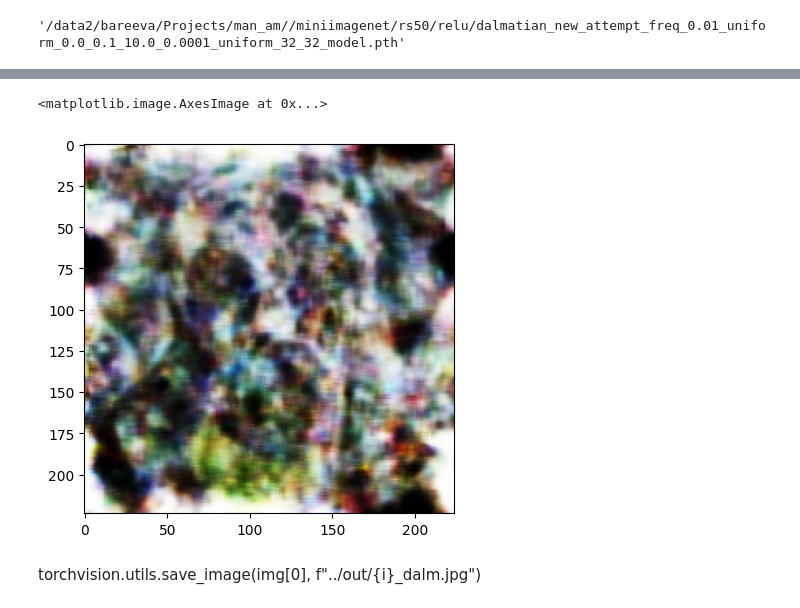
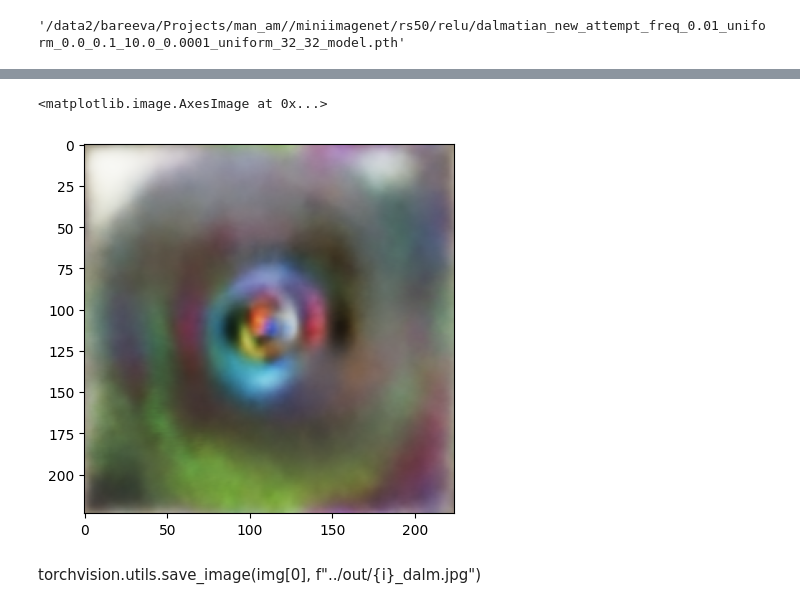
Before and after one commit to dilyabareeva/grad_slingshot, a Jupyter notebook: notebooks/before_after.ipynb, the cells around one changed output, grey strips where cells are left out. Cells and saved outputs as stored; diff of their text form; code cells hidden in the pictures.

Commit message:
constant SWIRL under transformations notebook

```diff
--- a/notebooks/before_after.ipynb
+++ b/notebooks/before_after.ipynb
@@ -257,22 +257,22 @@ plt.show()
 # %%
-i = 1
+i = 500
 img, _, tstart = feature_visualisation(
     net=target_model,
     noise_dataset=noise_dataset,
     man_index=target_neuron,
     lr=0.1,
     n_steps=i,
     #init_mean=noise_dataset.param,
     #save_list=[1, 5, 10, 20, 50, 100, 2000],
-    #tf = transforms.Compose(image_transforms),
-    #grad_clip=True,
+    tf = transforms.Compose(image_transforms),
+    grad_clip=True,
     #adam=True,
     layer_str=default_layer_str,
 )
 plt.imshow(img[0].permute(1, 2, 0).detach().cpu().numpy())
 # %% [output]
 <matplotlib.image.AxesImage at 0x...>
-[figure, old version]
+[figure, new version]
 # %% [markdown]
 torchvision.utils.save_image(img[0], f"../out/{i}_dalm.jpg")
 # %%
```
Also changed, not shown: parts of 4 cells of this notebook.
